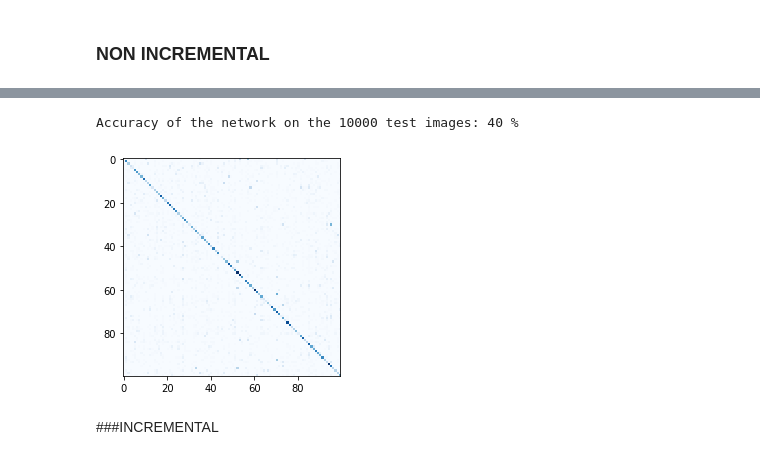
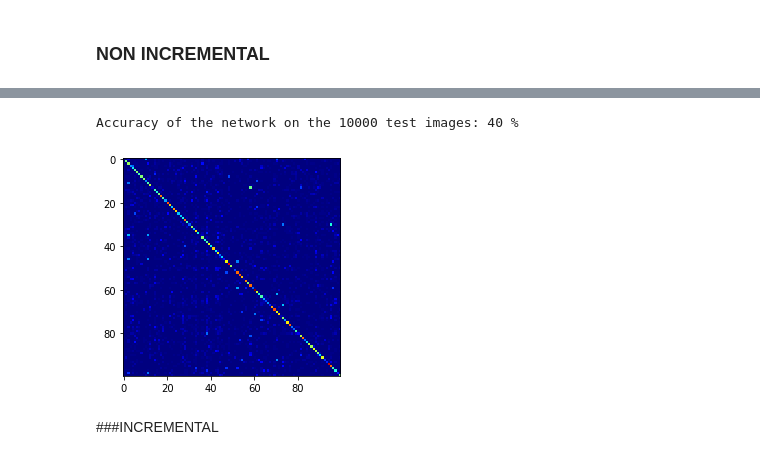
Before and after one commit to FrancescoManca-FM/Project_MLDL, a Jupyter notebook: FinetuningSenzaClassiRandom.ipynb, the cells around one changed output, grey strips where cells are left out. Saved outputs shown, nothing was run; the diff lists cells and outputs as text; code cells hidden in the pictures.

```diff
--- a/FinetuningSenzaClassiRandom.ipynb
+++ b/FinetuningSenzaClassiRandom.ipynb
@@ -124,7 +124,7 @@ class Bottleneck(nn.Module):
 
 class ResNet(nn.Module):
 
-    def __init__(self, block, layers, num_classes=10):
+    def __init__(self, block, layers, num_classes=100):
         self.inplanes = 16
         super(ResNet, self).__init__()
         self.conv1 = nn.Conv2d(3, 16, kernel_size=3, stride=1, padding=1,
@@ -279,30 +279,30 @@ for epoch in range(10):
 # %%
 import matplotlib.pyplot as plt
 
 confusion_matrix = torch.zeros(100,100)
 
 correct = 0
 total = 0
 # since we're not training, we don't need to calculate the gradients for our outputs
 with torch.no_grad():
     for data in testloader:
         images, labels = data[0].to(device), data[1].to(device)
         # calculate outputs by running images through the network
         outputs = net(images)
         # the class with the highest energy is what we choose as prediction
         _, predicted = torch.max(outputs.data, 1)
         total += labels.size(0)
         correct += (predicted == labels).sum().item()
 
         for t, p in zip(labels.view(-1), predicted.view(-1)):
           confusion_matrix[t.long(),p.long()] += 1
 
 plt.figure()
-plt.imshow(confusion_matrix, interpolation="nearest", cmap=plt.cm.Blues)
+plt.imshow(confusion_matrix, interpolation="nearest", cmap=plt.cm.jet)
 print('Accuracy of the network on the 10000 test images: %d %%' % (100 * correct / total))
 # %% [output]
 Accuracy of the network on the 10000 test images: 40 %
-[figure, old version]
+[figure, new version]
 # %% [markdown]
 ###INCREMENTAL
 # %% [markdown]
```
Also changed, not shown: parts of 8 cells of this notebook.
